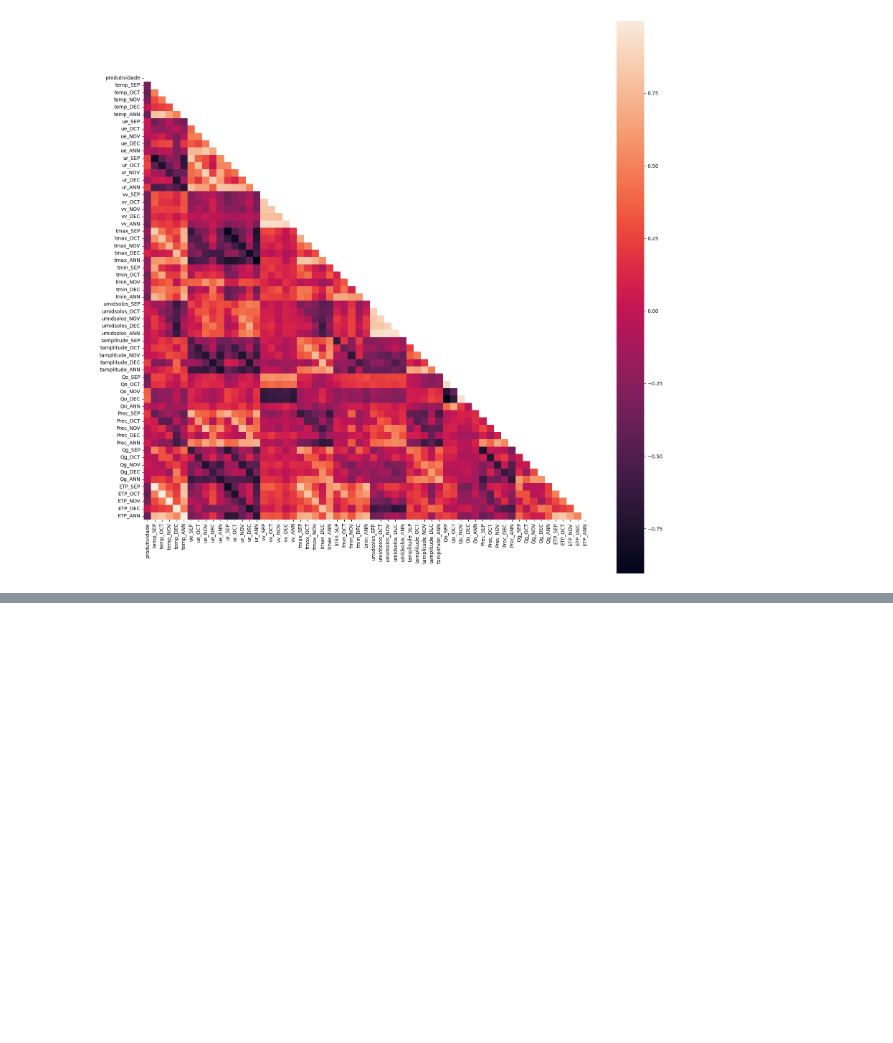
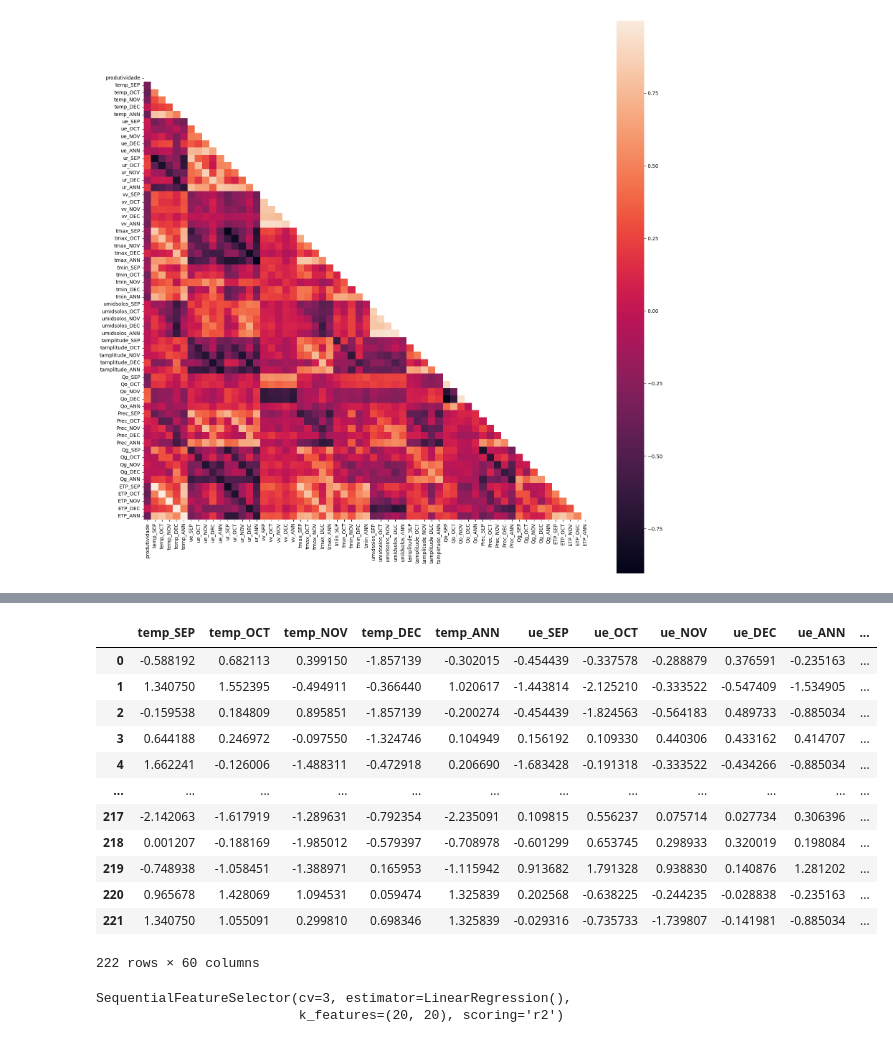
Before and after one commit to theusnevess/previsao-da-produtividade-do-amendoim, a Jupyter notebook: notebooks/Peanut_tech.ipynb, the cells around one changed output, grey strips where cells are left out. Saved outputs shown, nothing was run; the diff lists cells and outputs as text; code cells hidden in the pictures; blank space fills up the shorter version.

```diff
--- a/notebooks/Peanut_tech.ipynb
+++ b/notebooks/Peanut_tech.ipynb
@@ -192,0 +214,37 @@ sns.heatmap(matriz_correlacao, mask=mask, square=True)
+# %%
+# Padronização e normalização dos dados
+from sklearn.preprocessing import StandardScaler
+
+escala = StandardScaler().fit(X) # Instanciação da classe de padronização, ajustando pelos valores de X
+Xpad = escala.transform(X) # Aplica o valor da coluna subtraído pela sua média e dividido pelo seu desvio padrão
+Xpad = pd.DataFrame(Xpad, columns=[df.columns[4:]])
+Xpad
+# %% [output]
+|  | temp_SEP | temp_OCT | temp_NOV | temp_DEC | temp_ANN | ue_SEP | ue_OCT | ue_NOV | ue_DEC | ue_ANN | ... |
+| 0 | -0.588192 | 0.682113 | 0.399150 | -1.857139 | -0.302015 | -0.454439 | -0.337578 | -0.288879 | 0.376591 | -0.235163 | ... |
+| 1 | 1.340750 | 1.552395 | -0.494911 | -0.366440 | 1.020617 | -1.443814 | -2.125210 | -0.333522 | -0.547409 | -1.534905 | ... |
+| 2 | -0.159538 | 0.184809 | 0.895851 | -1.857139 | -0.200274 | -0.454439 | -1.824563 | -0.564183 | 0.489733 | -0.885034 | ... |
+| 3 | 0.644188 | 0.246972 | -0.097550 | -1.324746 | 0.104949 | 0.156192 | 0.109330 | 0.440306 | 0.433162 | 0.414707 | ... |
+| 4 | 1.662241 | -0.126006 | -1.488311 | -0.472918 | 0.206690 | -1.683428 | -0.191318 | -0.333522 | -0.434266 | -0.885034 | ... |
+| ... | ... | ... | ... | ... | ... | ... | ... | ... | ... | ... | ... |
+| 217 | -2.142063 | -1.617919 | -1.289631 | -0.792354 | -2.235091 | 0.109815 | 0.556237 | 0.075714 | 0.027734 | 0.306396 | ... |
+| 218 | 0.001207 | -0.188169 | -1.985012 | -0.579397 | -0.708978 | -0.601299 | 0.653745 | 0.298933 | 0.320019 | 0.198084 | ... |
+| 219 | -0.748938 | -1.058451 | -1.388971 | 0.165953 | -1.115942 | 0.913682 | 1.791328 | 0.938830 | 0.140876 | 1.281202 | ... |
+| 220 | 0.965678 | 1.428069 | 1.094531 | 0.059474 | 1.325839 | 0.202568 | -0.638225 | -0.244235 | -0.028838 | -0.235163 | ... |
+| 221 | 1.340750 | 1.055091 | 0.299810 | 0.698346 | 1.325839 | -0.029316 | -0.735733 | -1.739807 | -0.141981 | -0.885034 | ... |
+222 rows × 60 columns
+# %%
+# Importando as configurações do modelo de regressão linear
+from sklearn.linear_model import LinearRegression
+from mlxtend.feature_selection import SequentialFeatureSelector as sfs
+
+# Instanciando o modelo
+modelo = LinearRegression()
+
+# Selecionando as variáveis utilizadas pelo modelo, reduzindo assim a dimensionalidade para k features
+sfs_select = sfs(modelo, k_features=20, forward=True, scoring="r2", cv= 3)
+sfs_select = sfs_select.fit(Xpad, y)
+sfs_select
+# %% [output]
+SequentialFeatureSelector(cv=3, estimator=LinearRegression(),
+                          k_features=(20, 20), scoring='r2')
```
Also changed, not shown: parts of 4 cells of this notebook.
